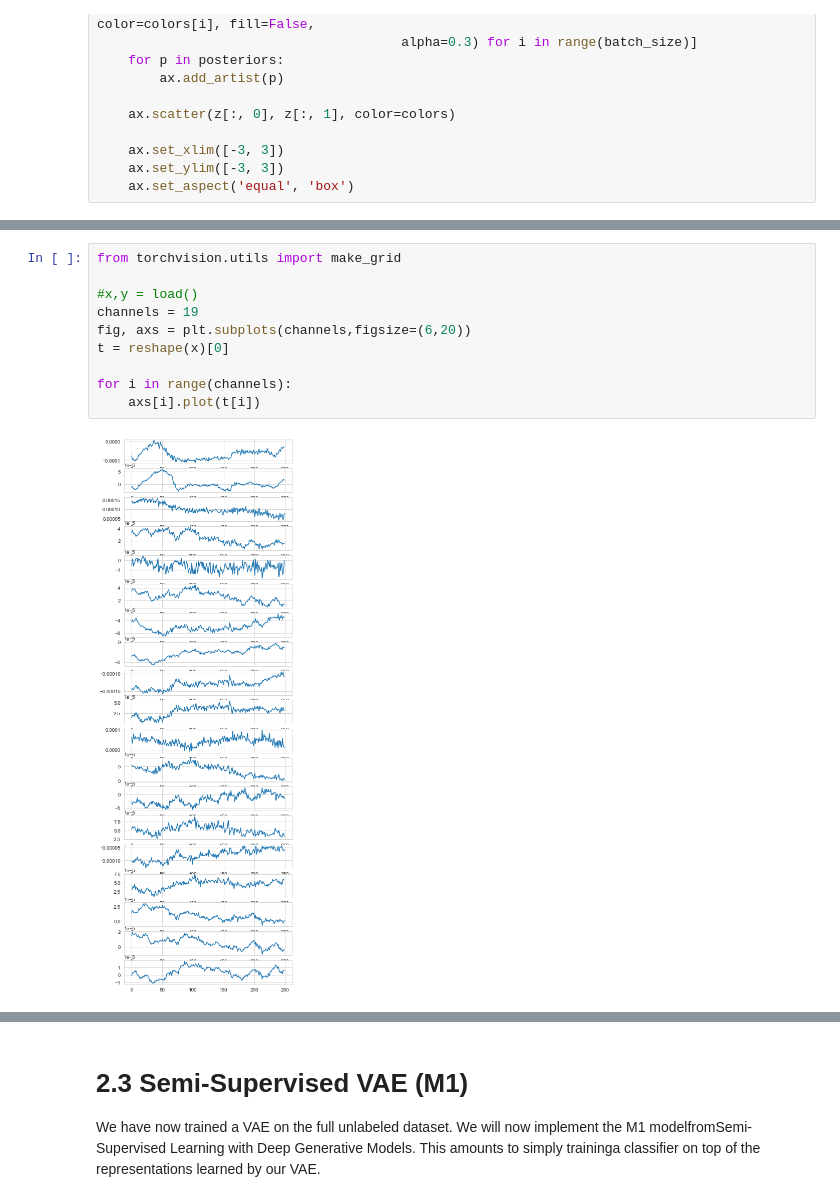
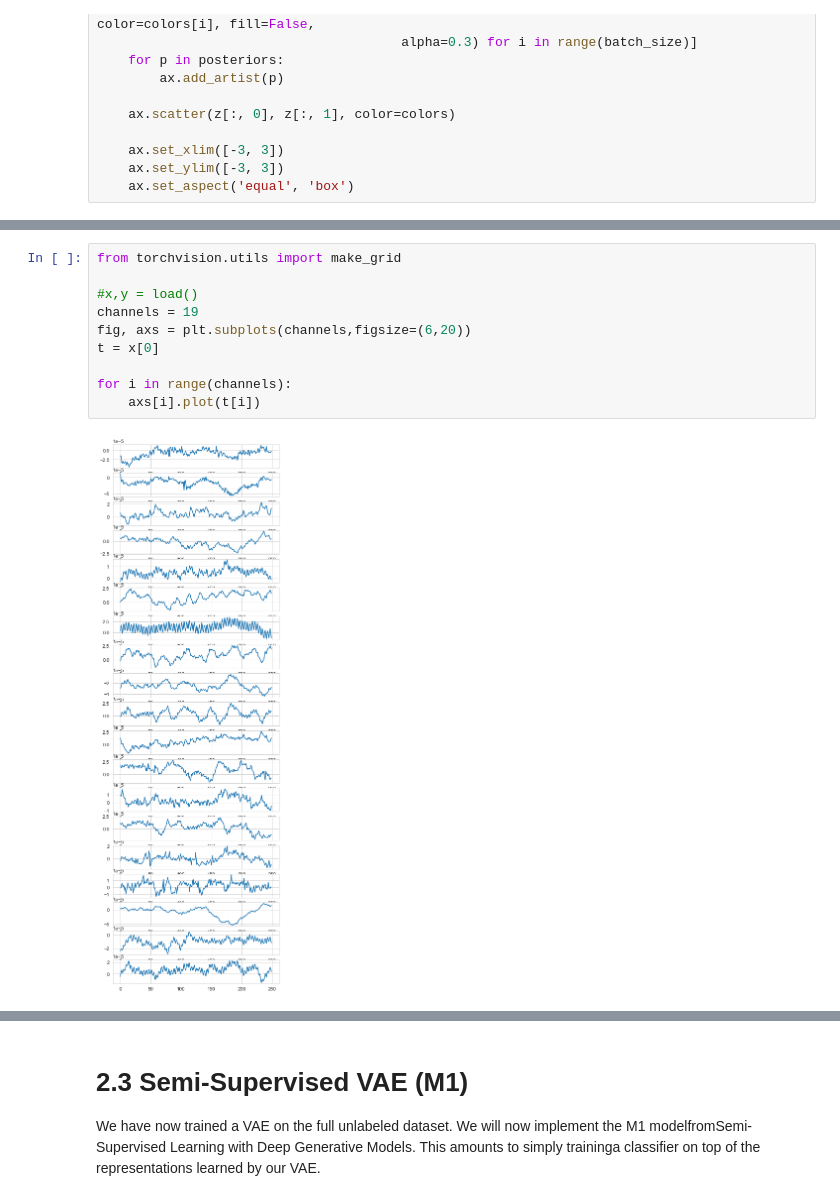
Before and after one commit to Blankuca/DeepLearning-VAE, a Jupyter notebook: Main_EEG.ipynb, the cells around one changed output, grey strips where cells are left out. Cells and saved outputs as stored; diff of their text form.

```diff
--- a/Main_EEG.ipynb
+++ b/Main_EEG.ipynb
@@ -613,15 +613,15 @@ plot_2d_latents(axes[0,0], outputs, y)
 # %%
 from torchvision.utils import make_grid
 
 #x,y = load()
 channels = 19
 fig, axs = plt.subplots(channels,figsize=(6,20))
-t = reshape(x)[0]
+t = x[0]
 
 for i in range(channels):
     axs[i].plot(t[i])
 # %% [output]
-[figure, old version]
+[figure, new version]
 # %%
 px = outputs['px']
 x_sample = px.sample().to('cpu')
```
Also changed, not shown: parts of 29 cells of this notebook.
